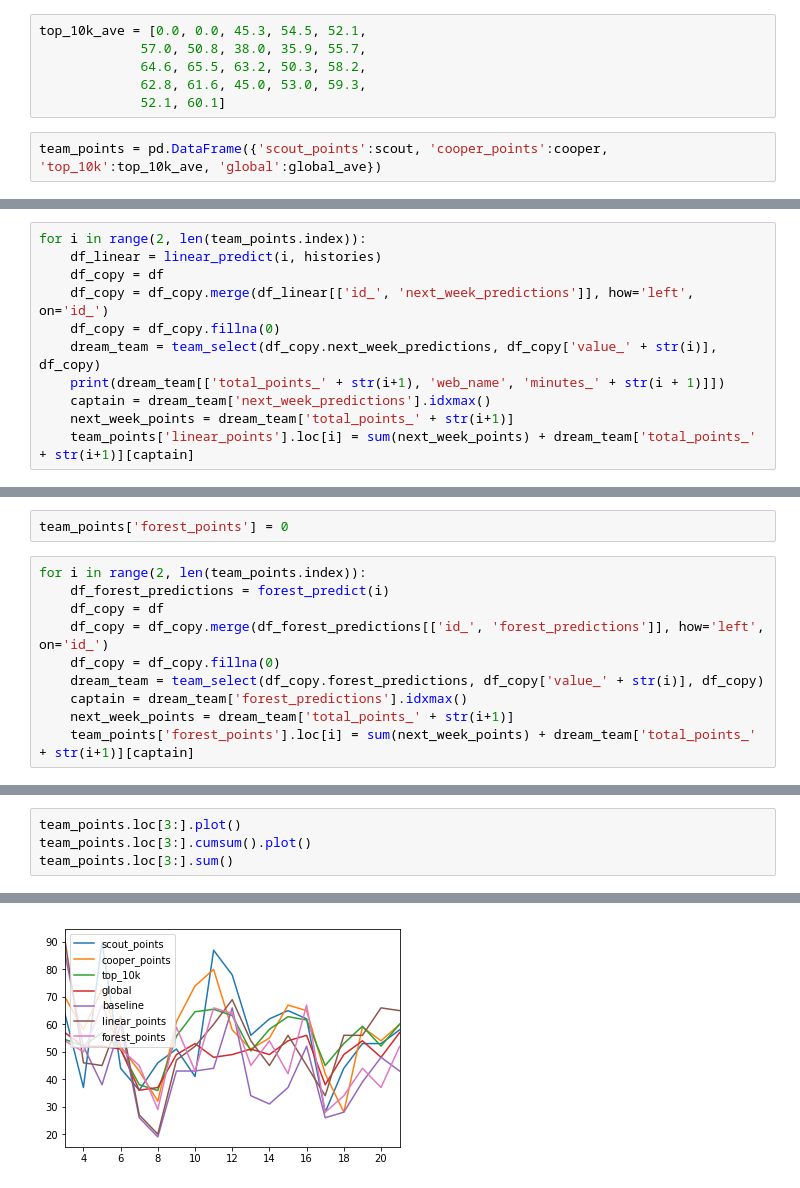
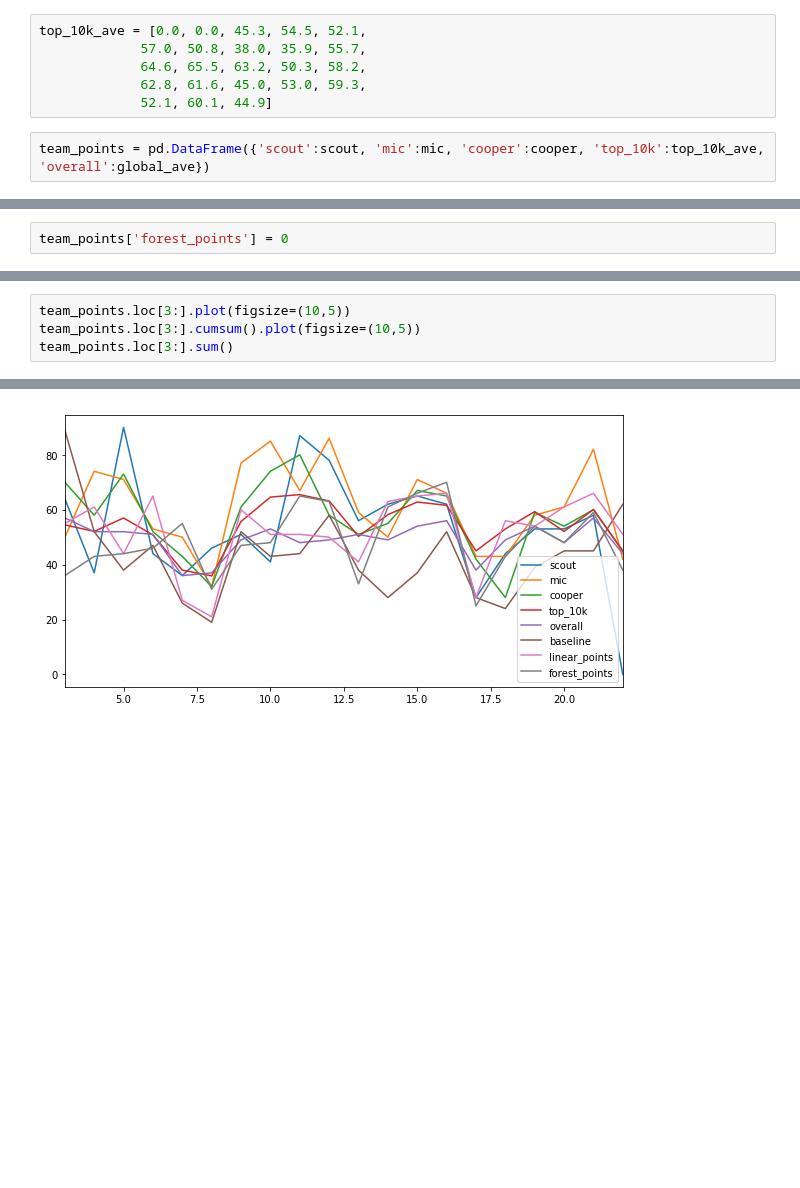
Before and after one commit to coopercunliffe/Springboard, a Jupyter notebook: FPL/team_points.ipynb, the cells around one changed output, grey strips where cells are left out. Drawn from its saved outputs; the diff is of its cells as text; blank space fills up the shorter version.

```diff
--- a/FPL/team_points.ipynb
+++ b/FPL/team_points.ipynb
@@ -238,9 +236,9 @@ top_10k_ave = [0.0, 0.0, 45.3, 54.5, 52.1,
              57.0, 50.8, 38.0, 35.9, 55.7,
              64.6, 65.5, 63.2, 50.3, 58.2,
              62.8, 61.6, 45.0, 53.0, 59.3,
-             52.1, 60.1]
+             52.1, 60.1, 44.9]
 # %%
-team_points = pd.DataFrame({'scout_points':scout, 'cooper_points':cooper, 'top_10k':top_10k_ave, 'global':global_ave})
+team_points = pd.DataFrame({'scout':scout, 'mic':mic, 'cooper':cooper, 'top_10k':top_10k_ave, 'overall':global_ave})
 # %%
 team_points
 # %% [output]
@@ -444,14 +548,3 @@ def linear_predict(gameweek, data):
     return next_week
 # %%
 team_points['linear_points'] = 0
-# %%
-for i in range(2, len(team_points.index)):
-    df_linear = linear_predict(i, histories)
-    df_copy = df
-    df_copy = df_copy.merge(df_linear[['id_', 'next_week_predictions']], how='left', on='id_')
-    df_copy = df_copy.fillna(0)
-    dream_team = team_select(df_copy.next_week_predictions, df_copy['value_' + str(i)], df_copy)
-    print(dream_team[['total_points_' + str(i+1), 'web_name', 'minutes_' + str(i + 1)]])
-    captain = dream_team['next_week_predictions'].idxmax()
-    next_week_points = dream_team['total_points_' + str(i+1)]
-    team_points['linear_points'].loc[i] = sum(next_week_points) + dream_team['total_points_' + str(i+1)][captain]
@@ -685,12 +837,2 @@ See the caveats in the documentation: http://pandas.pydata.org/pandas-docs/stabl
 # %%
 team_points['forest_points'] = 0
-# %%
-for i in range(2, len(team_points.index)):
-    df_forest_predictions = forest_predict(i)
-    df_copy = df
-    df_copy = df_copy.merge(df_forest_predictions[['id_', 'forest_predictions']], how='left', on='id_')
-    df_copy = df_copy.fillna(0)
-    dream_team = team_select(df_copy.forest_predictions, df_copy['value_' + str(i)], df_copy)
-    captain = dream_team['forest_predictions'].idxmax()
-    next_week_points = dream_team['total_points_' + str(i+1)]
-    team_points['forest_points'].loc[i] = sum(next_week_points) + dream_team['total_points_' + str(i+1)][captain]
@@ -735,5 +1065,5 @@ team_points
 # %%
-team_points.loc[3:].plot()
-team_points.loc[3:].cumsum().plot()
+team_points.loc[3:].plot(figsize=(10,5))
+team_points.loc[3:].cumsum().plot(figsize=(10,5))
 team_points.loc[3:].sum()
 # %% [output]
@@ -747,2 +1078,2 @@ forest_points     931.0
 dtype: float64
-[figure, old version]
+[figure, new version]
```
Also changed, not shown: parts of 33 cells of this notebook, 4 other files.
